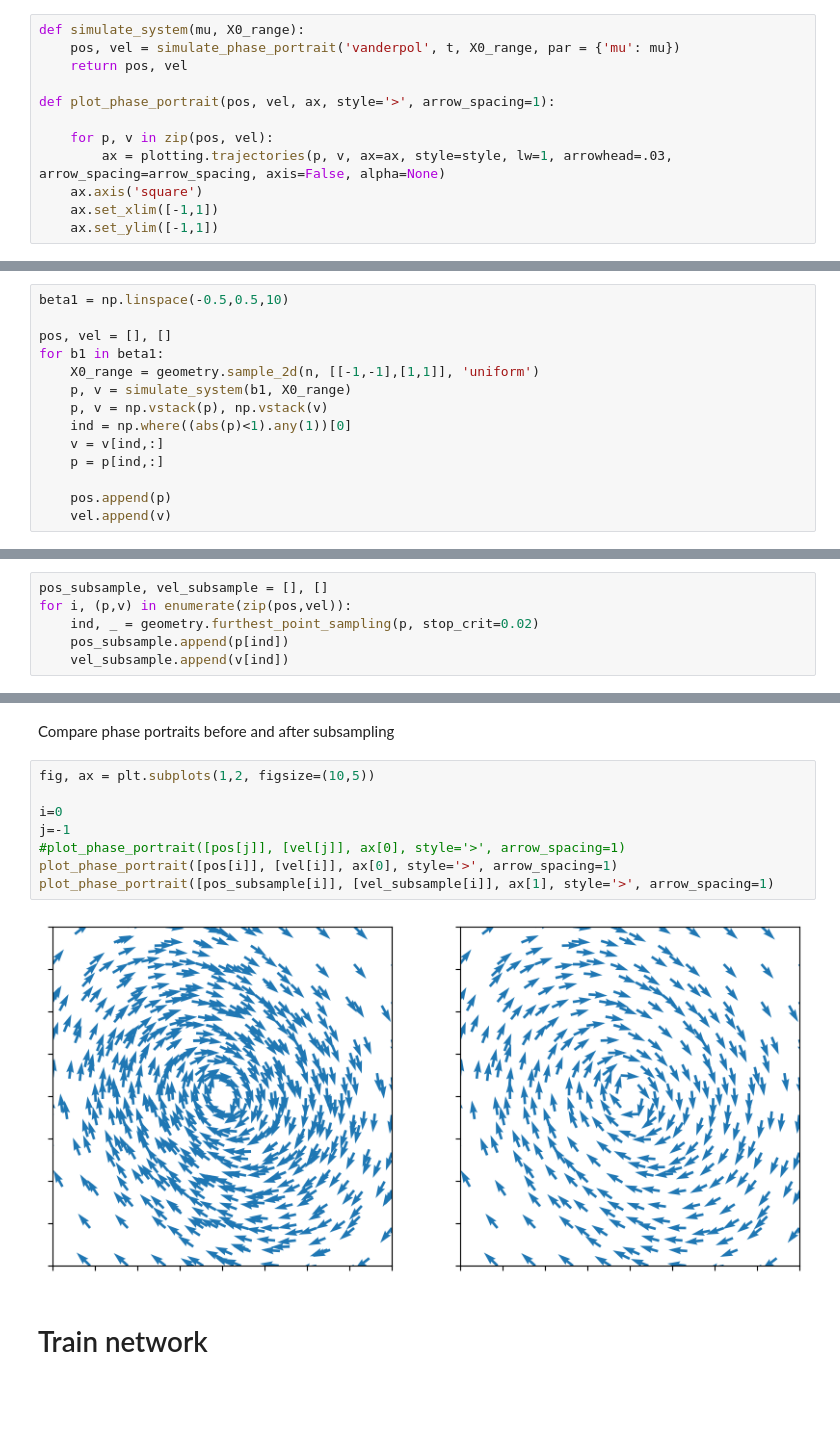
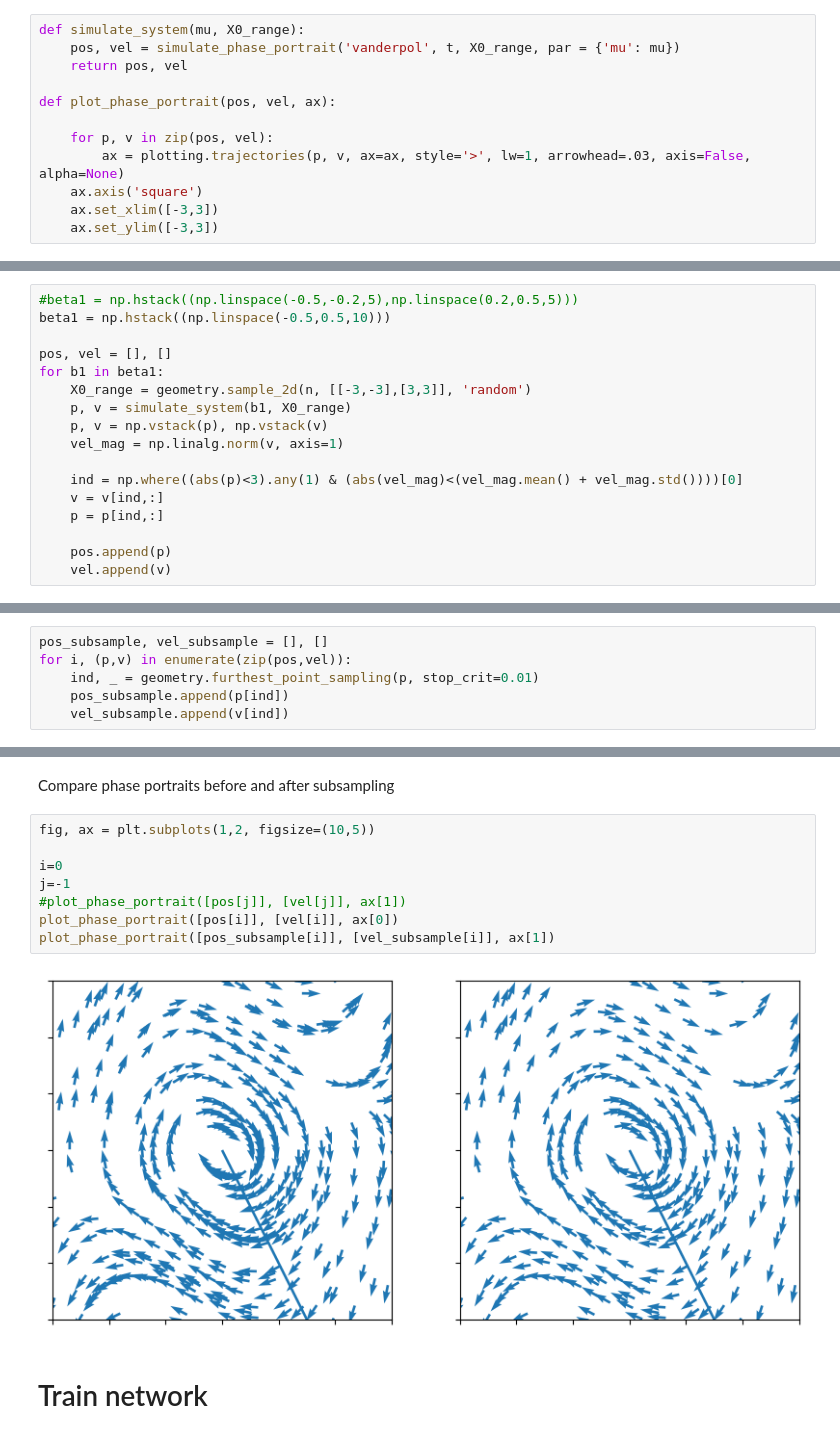
Before and after one commit to agosztolai/MARBLE, a Jupyter notebook: examples/ex_vanderpol.ipynb, the cells around one changed output, grey strips where cells are left out. Saved outputs shown, nothing was run; the diff lists cells and outputs as text; blank space fills up the shorter version.

```diff
--- a/examples/ex_vanderpol.ipynb
+++ b/examples/ex_vanderpol.ipynb
@@ -25,17 +28,17 @@ X0_range = [geometry.sample_2d(n, [[-1,-1],[1,1]], 'uniform') for i in range(4)]
 # %% [markdown]
 # Display state spaces under four different parameter conditions
-# %%
-def simulate_system(mu, X0_range):
-    pos, vel = simulate_phase_portrait('vanderpol', t, X0_range, par = {'mu': mu})
-    return pos, vel
-
-def plot_phase_portrait(pos, vel, ax, style='>', arrow_spacing=1):
-
-    for p, v in zip(pos, vel):
-        ax = plotting.trajectories(p, v, ax=ax, style=style, lw=1, arrowhead=.03, arrow_spacing=arrow_spacing, axis=False, alpha=None)
-    ax.axis('square')
-    ax.set_xlim([-1,1])
-    ax.set_ylim([-1,1])
+# %%
+def simulate_system(mu, X0_range):
+    pos, vel = simulate_phase_portrait('vanderpol', t, X0_range, par = {'mu': mu})
+    return pos, vel
+
+def plot_phase_portrait(pos, vel, ax):
+
+    for p, v in zip(pos, vel):
+        ax = plotting.trajectories(p, v, ax=ax, style='>', lw=1, arrowhead=.03, axis=False, alpha=None)
+    ax.axis('square')
+    ax.set_xlim([-3,3])
+    ax.set_ylim([-3,3])
 # %%
 fig, ax = plt.subplots(1,4, figsize=(20,5))
 
@@ -52,14 +55,17 @@ plot_phase_portrait(pos, vel, ax[3])
 # %% [markdown]
 # Geneate phase portraits from random initial conditions while varying $\beta_1$
 # %%
-beta1 = np.linspace(-0.5,0.5,10)
+#beta1 = np.hstack((np.linspace(-0.5,-0.2,5),np.linspace(0.2,0.5,5)))
+beta1 = np.hstack((np.linspace(-0.5,0.5,10)))
 
 pos, vel = [], []
 for b1 in beta1:
-    X0_range = geometry.sample_2d(n, [[-1,-1],[1,1]], 'uniform')
+    X0_range = geometry.sample_2d(n, [[-3,-3],[3,3]], 'random')
     p, v = simulate_system(b1, X0_range)
     p, v = np.vstack(p), np.vstack(v)
-    ind = np.where((abs(p)<1).any(1))[0]
+    vel_mag = np.linalg.norm(v, axis=1)
+
+    ind = np.where((abs(p)<3).any(1) & (abs(vel_mag)<(vel_mag.mean() + vel_mag.std())))[0]
     v = v[ind,:]
     p = p[ind,:]
 
@@ -76,6 +82,6 @@ vel_subsample = vel
 # %%
 pos_subsample, vel_subsample = [], []
 for i, (p,v) in enumerate(zip(pos,vel)):
-    ind, _ = geometry.furthest_point_sampling(p, stop_crit=0.02)
+    ind, _ = geometry.furthest_point_sampling(p, stop_crit=0.01)
     pos_subsample.append(p[ind])
     vel_subsample.append(v[ind])
@@ -84,13 +92,13 @@ Compare phase portraits before and after subsampling
 # %%
 fig, ax = plt.subplots(1,2, figsize=(10,5))
 
 i=0
 j=-1
-#plot_phase_portrait([pos[j]], [vel[j]], ax[0], style='>', arrow_spacing=1)
-plot_phase_portrait([pos[i]], [vel[i]], ax[0], style='>', arrow_spacing=1)
-plot_phase_portrait([pos_subsample[i]], [vel_subsample[i]], ax[1], style='>', arrow_spacing=1)
+#plot_phase_portrait([pos[j]], [vel[j]], ax[1])
+plot_phase_portrait([pos[i]], [vel[i]], ax[0])
+plot_phase_portrait([pos_subsample[i]], [vel_subsample[i]], ax[1])
 # %% [output]
-[figure, old version]
+[figure, new version]
 # %% [markdown]
 # Train network
 # %%
```
Also changed, not shown: parts of 10 cells of this notebook, 2 other files.
